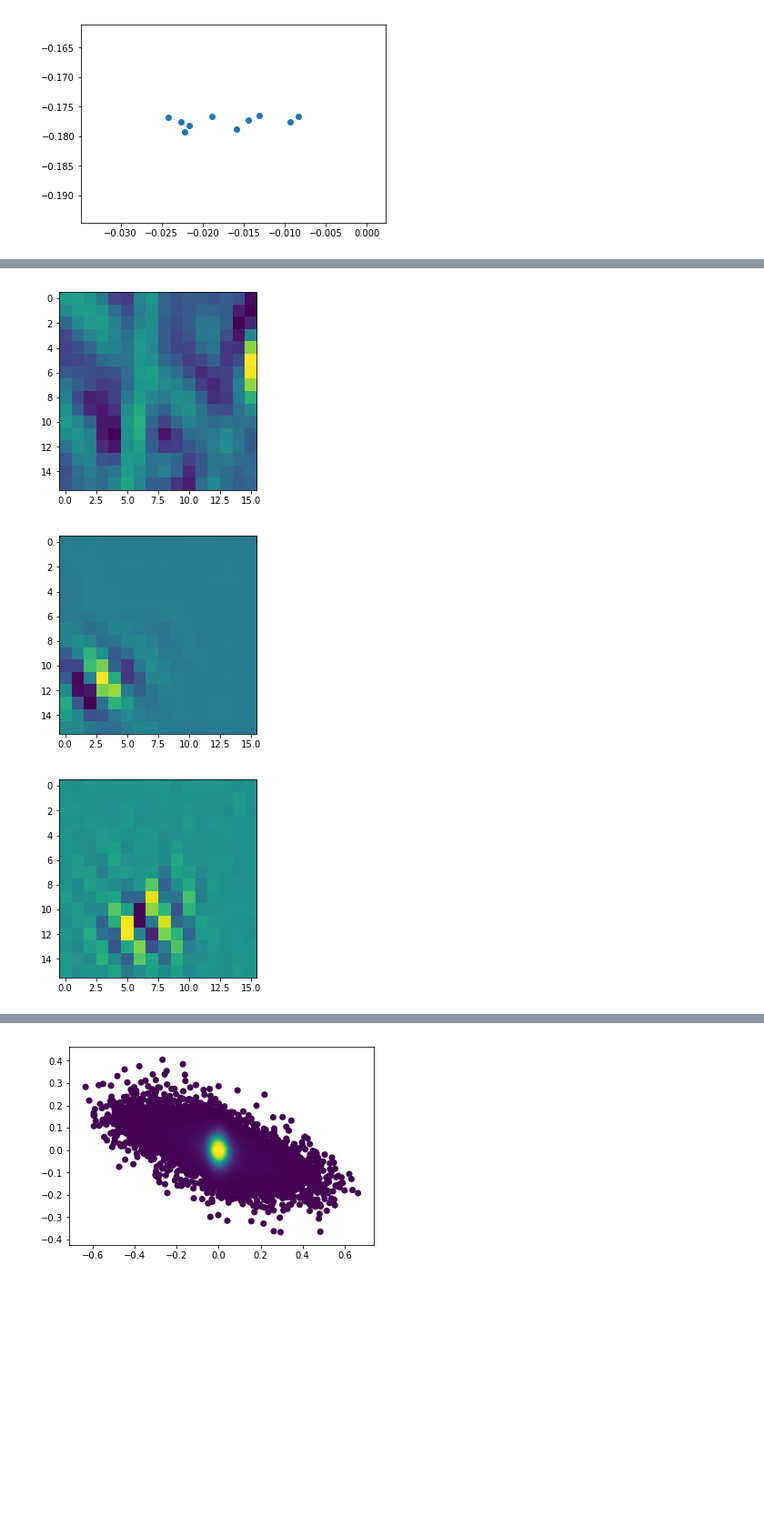
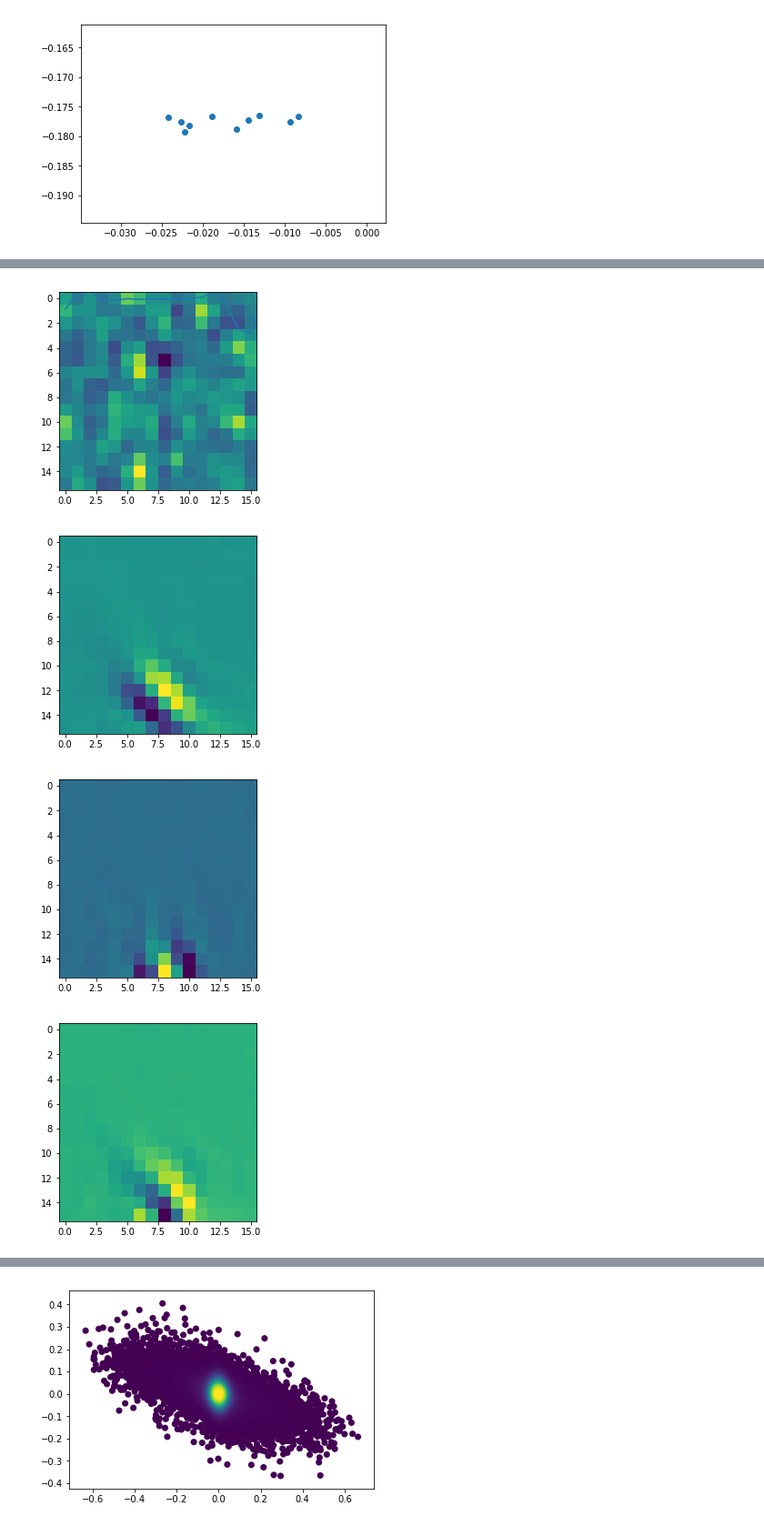
Before and after one commit to ncinko/RW, a Jupyter notebook: Correlation studies.ipynb, the cells around one changed output, grey strips where cells are left out. Shown at 91% size. Drawn from its saved outputs; the diff is of its cells as text; code cells hidden in the pictures; blank space fills up the shorter version.

```diff
--- a/Correlation studies.ipynb
+++ b/Correlation studies.ipynb
@@ -80,5 +126,5 @@ neuron_pairs = combinations(range(300),2)
 for i,j in neuron_pairs:
     corr = np.corrcoef(ahat[i,:], ahat[j,:])[0, 1]
     corr_list.append(corr)
-    #if abs(corr) > 0.4 and i != j:
-        #print(i,j)
+    if abs(corr) > 0.4 and i != j:
+        print(i,j)
@@ -455,13 +503,29 @@ get_noise_correlations(125,269,BRC_samplesB)
 # %%
 pixels = 16
-plt.imshow(np.reshape(I[:,0], (pixels, pixels)))
+plt.imshow(np.reshape(image_list[0][:,0], (pixels, pixels)))
 plt.show()
-plt.imshow(np.reshape(bases[:,191], (pixels, pixels)))
+plt.imshow(np.reshape(bases[:,5], (pixels, pixels)))
 plt.show()
-plt.imshow(np.reshape(bases[:,149], (pixels, pixels)))
+plt.imshow(np.reshape(bases[:,135], (pixels, pixels)))
+
+plt.show()
+plt.imshow(np.reshape(bases[:,5] - bases[:,135], (pixels, pixels)))
 #plt.imshow(np.reshape(add_noise(I[:,1894], 0.1), (pixels,pixels)))
 plt.show()
+
+plt.plot(bases[:,5])
+plt.plot(bases[:,135])
+plt.show()
+
+plt.plot(bases[:,5] - bases[:,135])
+plt.show()
+
+sp = np.fft.fft(bases[:,5])
+
+plt.plot(sp.real)
+plt.show()
 # %% [output]
-[figure, old version]
+[figure, new version]
-[figure, old version]
+[figure, new version]
-[figure, old version]
+[figure, new version]
+[figure, added]
```
Also changed, not shown: parts of 11 cells of this notebook.
